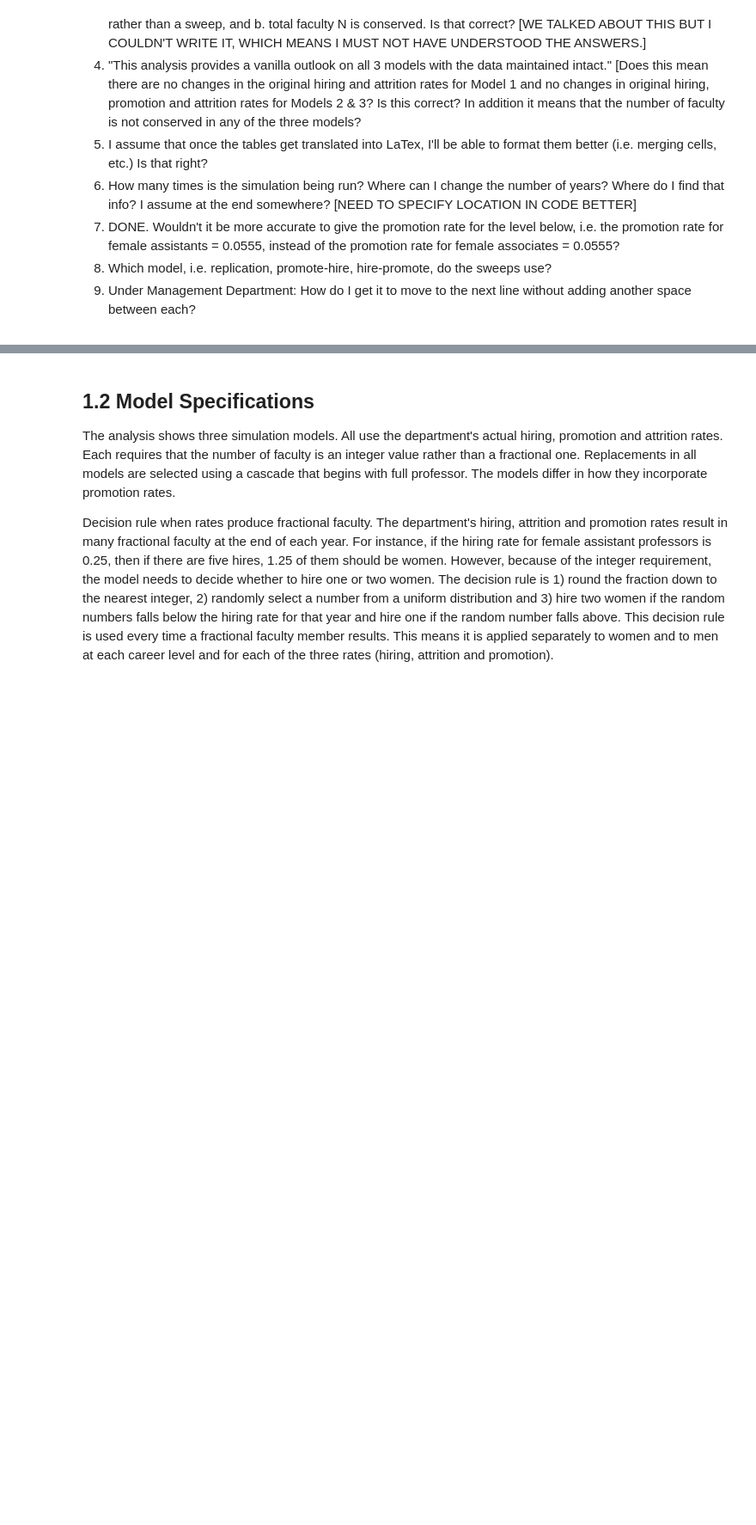
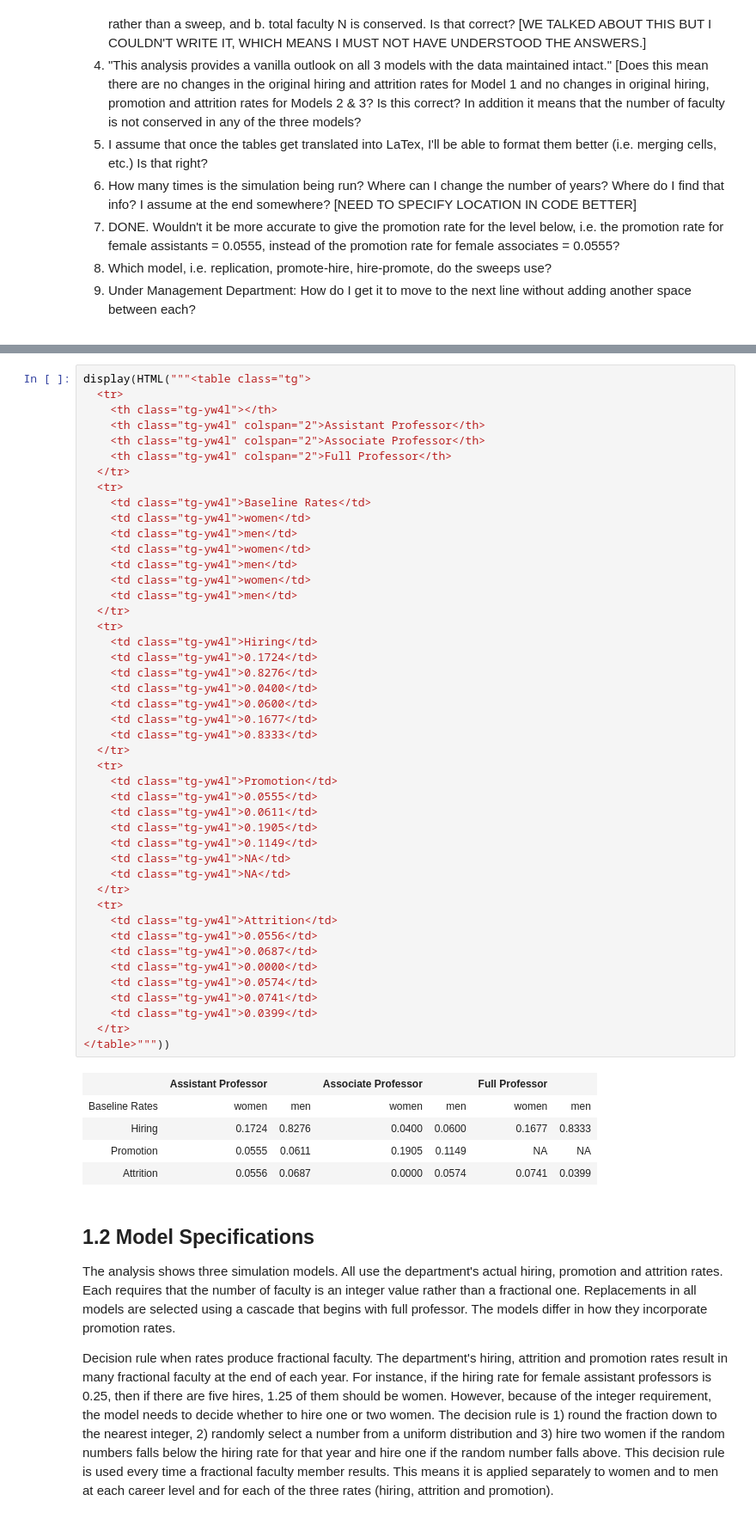
Before and after one commit to university-gender-evolution/notebooks-univ-gender, a Jupyter notebook: notebooks/Management Department – Three Models Replication, Hire-Promote and Promote-Hire Simulations 04122016.ipynb, the cells around one changed output, grey strips where cells are left out. Shown at 86% size. Drawn from its saved outputs; the diff is of its cells as text; blank space fills up the shorter version.

Commit message:
File: Managment Notebook
Added html table. Also correct spaces in bullet points in section 1.1.

```diff
--- a/notebooks/Management Department – Three Models Replication, Hire-Promote and Promote-Hire Simulations 04122016.ipynb
+++ b/notebooks/Management Department – Three Models Replication, Hire-Promote and Promote-Hire Simulations 04122016.ipynb
@@ -56,3 +58,54 @@ Table 1 shows the actual hiring, promotion and attrition rates calculated from t
+# %%
+display(HTML("""<table class="tg">
+  <tr>
+    <th class="tg-yw4l"></th>
+    <th class="tg-yw4l" colspan="2">Assistant Professor</th>
+    <th class="tg-yw4l" colspan="2">Associate Professor</th>
+    <th class="tg-yw4l" colspan="2">Full Professor</th>
+  </tr>
+  <tr>
+    <td class="tg-yw4l">Baseline Rates</td>
+    <td class="tg-yw4l">women</td>
+    <td class="tg-yw4l">men</td>
+    <td class="tg-yw4l">women</td>
+    <td class="tg-yw4l">men</td>
+    <td class="tg-yw4l">women</td>
+    <td class="tg-yw4l">men</td>
+  </tr>
+  <tr>
+    <td class="tg-yw4l">Hiring</td>
+    <td class="tg-yw4l">0.1724</td>
+    <td class="tg-yw4l">0.8276</td>
+    <td class="tg-yw4l">0.0400</td>
+    <td class="tg-yw4l">0.0600</td>
+    <td class="tg-yw4l">0.1677</td>
+    <td class="tg-yw4l">0.8333</td>
+  </tr>
+  <tr>
+    <td class="tg-yw4l">Promotion</td>
+    <td class="tg-yw4l">0.0555</td>
+    <td class="tg-yw4l">0.0611</td>
+    <td class="tg-yw4l">0.1905</td>
+    <td class="tg-yw4l">0.1149</td>
+    <td class="tg-yw4l">NA</td>
+    <td class="tg-yw4l">NA</td>
+  </tr>
+  <tr>
+    <td class="tg-yw4l">Attrition</td>
+    <td class="tg-yw4l">0.0556</td>
+    <td class="tg-yw4l">0.0687</td>
+    <td class="tg-yw4l">0.0000</td>
+    <td class="tg-yw4l">0.0574</td>
+    <td class="tg-yw4l">0.0741</td>
+    <td class="tg-yw4l">0.0399</td>
+  </tr>
+</table>"""))
+# %% [output]
+|  | Assistant Professor |  | Associate Professor |  | Full Professor |  |
+| Baseline Rates | women | men | women | men | women | men |
+| Hiring | 0.1724 | 0.8276 | 0.0400 | 0.0600 | 0.1677 | 0.8333 |
+| Promotion | 0.0555 | 0.0611 | 0.1905 | 0.1149 | NA | NA |
+| Attrition | 0.0556 | 0.0687 | 0.0000 | 0.0574 | 0.0741 | 0.0399 |
 # %% [markdown]
 ## 1.2   Model Specifications
 The analysis shows three simulation models.  All use the department's actual hiring, promotion and attrition rates.  Each requires that the number of faculty is an integer value rather than a fractional one.  Replacements in all models are selected using a cascade that begins with full professor.  The models differ in how they incorporate promotion rates.
```
Also changed, not shown: parts of 3 cells of this notebook.
